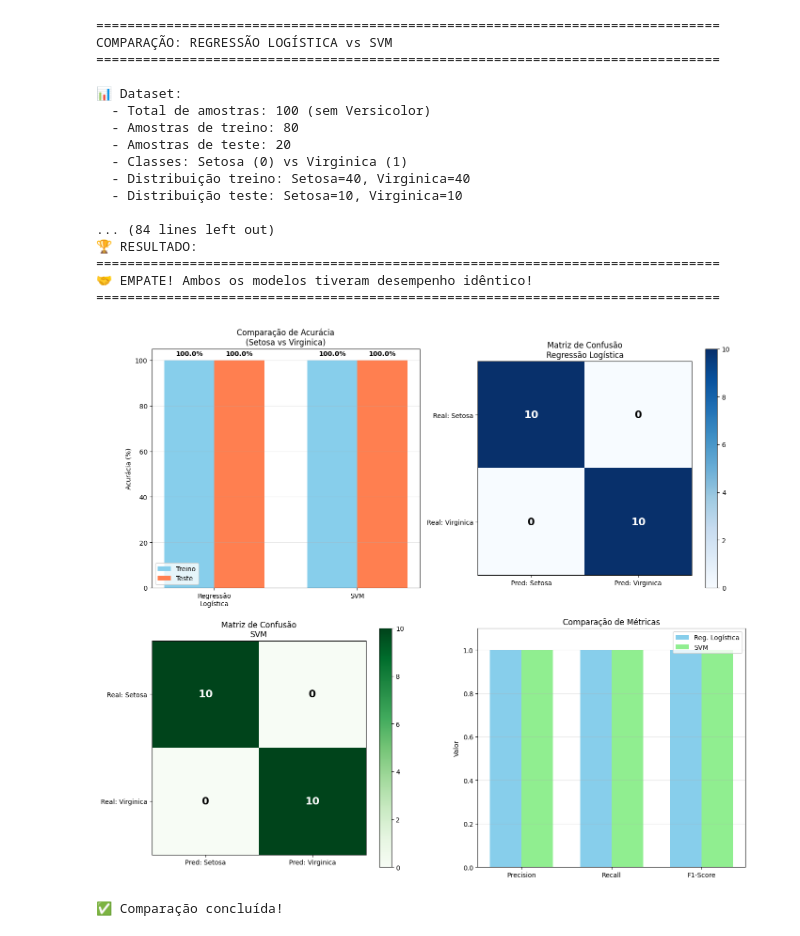
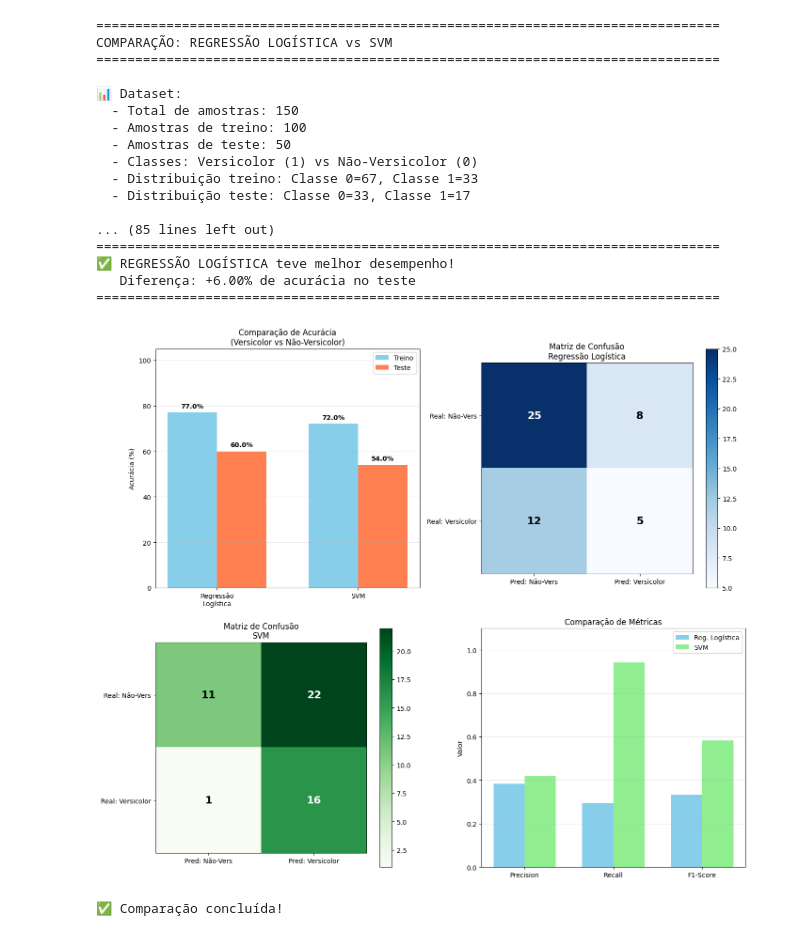
Before and after one commit to alxmarqs/LLMtopics, a Jupyter notebook: comparativo_com_veriscolor.ipynb, the cells around one changed output. Drawn from its saved outputs; the diff is of its cells as text; code cells hidden in the pictures.

```diff
--- a/comparativo_com_veriscolor.ipynb
+++ b/comparativo_com_veriscolor.ipynb
@@ -23,30 +23,25 @@ iris = datasets.load_iris()
 X = iris.data
 y = iris.target
 
-# Remover classe 1 (Versicolor) para ter problema binário
-X = X[y != 1]
-y = y[y != 1]
+y_binary = (y == 1).astype(float)
 
-# Criar problema binário: Setosa (0) vs Virginica (2)
-y_binary = (y == 2).astype(float)  # 1 se Virginica, 0 se Setosa
-
-# Dividir em treino (80 amostras) e teste (20 amostras)
+# Dividir em treino (100 amostras) e teste (50 amostras)
 # IMPORTANTE: usar random_state=42 para reprodutibilidade
 X_train, X_test, y_train, y_test = train_test_split(
     X, y_binary,
-    train_size=80,
-    test_size=20,
+    train_size=100,
+    test_size=50,
     random_state=42,
     stratify=y_binary
 )
 
 print(f"\n📊 Dataset:")
-print(f"  - Total de amostras: {len(X)} (sem Versicolor)")
+print(f"  - Total de amostras: {len(X)}")
 print(f"  - Amostras de treino: {len(X_train)}")
 print(f"  - Amostras de teste: {len(X_test)}")
-print(f"  - Classes: Setosa (0) vs Virginica (1)")
-print(f"  - Distribuição treino: Setosa={len(y_train[y_train==0])}, Virginica={len(y_train[y_train==1])}")
-print(f"  - Distribuição teste: Setosa={len(y_test[y_test==0])}, Virginica={len(y_test[y_test==1])}")
+print(f"  - Classes: Versicolor (1) vs Não-Versicolor (0)")
+print(f"  - Distribuição treino: Classe 0={len(y_train[y_train==0])}, Classe 1={len(y_train[y_train==1])}")
+print(f"  - Distribuição teste: Classe 0={len(y_test[y_test==0])}, Classe 1={len(y_test[y_test==1])}")
 
 # ============================================================
 # 2. REGRESSÃO LOGÍSTICA
@@ -120,9 +115,9 @@ print(f"✓ Acurácia Teste:  {accuracy_test_lr:.4f} ({accuracy_test_lr*100:.2f}
 print(f"✓ AUC-ROC: {auc_lr:.4f}")
 
 print(f"\n✓ Matriz de Confusão (Teste):")
-print(f"                Predito Setosa    Predito Virginica")
-print(f"Real Setosa           {tn_lr:3d}               {fp_lr:3d}")
-print(f"Real Virginica        {fn_lr:3d}               {tp_lr:3d}")
+print(f"                Predito 0         Predito 1")
+print(f"Real 0            {tn_lr:3d}               {fp_lr:3d}")
+print(f"Real 1            {fn_lr:3d}               {tp_lr:3d}")
 
 # Métricas
 precision_lr = tp_lr / (tp_lr + fp_lr) if (tp_lr + fp_lr) > 0 else 0
@@ -145,8 +140,8 @@ print("="*80)
 # Converter para tensores (formato para SVM: -1 e +1)
 X_train_svm = torch.tensor(X_train, dtype=torch.float32)
 y_train_svm = torch.tensor(y_train, dtype=torch.float32)
-y_train_svm[y_train_svm == 0] = -1  # Setosa → -1
-# y_train_svm[y_train_svm == 1] permanece 1  # Virginica → +1
+y_train_svm[y_train_svm == 0] = -1  # Não-Versicolor → -1
+# y_train_svm[y_train_svm == 1] permanece 1  # Versicolor → +1
 
 X_test_svm = torch.tensor(X_test, dtype=torch.float32)
 y_test_svm = torch.tensor(y_test, dtype=torch.float32)
@@ -223,9 +218,9 @@ print(f"✓ Acurácia Teste:  {accuracy_test_svm:.4f} ({accuracy_test_svm*100:.2
 print(f"✓ Margem do SVM: {margin:.4f}")
 
 print(f"\n✓ Matriz de Confusão (Teste):")
-print(f"                Predito Setosa    Predito Virginica")
-print(f"Real Setosa           {tn_svm:3d}               {fp_svm:3d}")
-print(f"Real Virginica        {fn_svm:3d}               {tp_svm:3d}")
+print(f"                Predito 0         Predito 1")
+print(f"Real 0            {tn_svm:3d}               {fp_svm:3d}")
+print(f"Real 1            {fn_svm:3d}               {tp_svm:3d}")
 
 # Métricas
 precision_svm = tp_svm / (tp_svm + fp_svm) if (tp_svm + fp_svm) > 0 else 0
@@ -294,7 +289,7 @@ width = 0.35
 axes[0, 0].bar(x - width/2, train_accs, width, label='Treino', color='skyblue')
 axes[0, 0].bar(x + width/2, test_accs, width, label='Teste', color='coral')
 axes[0, 0].set_ylabel('Acurácia (%)')
-axes[0, 0].set_title('Comparação de Acurácia\n(Setosa vs Virginica)')
+axes[0, 0].set_title('Comparação de Acurácia\n(Versicolor vs Não-Versicolor)')
 axes[0, 0].set_xticks(x)
 axes[0, 0].set_xticklabels(models)
 axes[0, 0].legend()
@@ -317,8 +312,8 @@ for i in range(2):
                        fontsize=16, fontweight='bold')
 axes[0, 1].set_xticks([0, 1])
 axes[0, 1].set_yticks([0, 1])
-axes[0, 1].set_xticklabels(['Pred: Setosa', 'Pred: Virginica'])
-axes[0, 1].set_yticklabels(['Real: Setosa', 'Real: Virginica'])
+axes[0, 1].set_xticklabels(['Pred: Não-Vers', 'Pred: Versicolor'])
+axes[0, 1].set_yticklabels(['Real: Não-Vers', 'Real: Versicolor'])
 axes[0, 1].set_title('Matriz de Confusão\nRegressão Logística')
 plt.colorbar(im1, ax=axes[0, 1])
 
@@ -332,48 +327,48 @@ for i in range(2):
                        fontsize=16, fontweight='bold')
 axes[1, 0].set_xticks([0, 1])
 axes[1, 0].set_yticks([0, 1])
-axes[1, 0].set_xticklabels(['Pred: Setosa', 'Pred: Virginica'])
-axes[1, 0].set_yticklabels(['Real: Setosa', 'Real: Virginica'])
+axes[1, 0].set_xticklabels(['Pred: Não-Vers', 'Pred: Versicolor'])
+axes[1, 0].set_yticklabels(['Real: Não-Vers', 'Real: Versicolor'])
 axes[1, 0].set_title('Matriz de Confusão\nSVM')
 plt.colorbar(im2, ax=axes[1, 0])
 
 # Gráfico 4: Comparação de Métricas
 metrics = ['Precision', 'Recall', 'F1-Score']
 lr_metrics = [precision_lr, recall_lr, f1_lr]
 svm_metrics = [precision_svm, recall_svm, f1_svm]
 
 x = np.arange(len(metrics))
 axes[1, 1].bar(x - width/2, lr_metrics, width, label='Reg. Logística', color='skyblue')
 axes[1, 1].bar(x + width/2, svm_metrics, width, label='SVM', color='lightgreen')
 axes[1, 1].set_ylabel('Valor')
 axes[1, 1].set_title('Comparação de Métricas')
 axes[1, 1].set_xticks(x)
 axes[1, 1].set_xticklabels(metrics)
 axes[1, 1].legend()
 axes[1, 1].set_ylim([0, 1.1])
 axes[1, 1].grid(axis='y', alpha=0.3)
 
 plt.tight_layout()
 plt.show()
 
 print("\n✅ Comparação concluída!")
 # %% [output]
 ================================================================================
 COMPARAÇÃO: REGRESSÃO LOGÍSTICA vs SVM
 ================================================================================
 
 📊 Dataset:
-  - Total de amostras: 100 (sem Versicolor)
-  - Amostras de treino: 80
-  - Amostras de teste: 20
-  - Classes: Setosa (0) vs Virginica (1)
-  - Distribuição treino: Setosa=40, Virginica=40
-  - Distribuição teste: Setosa=10, Virginica=10
+  - Total de amostras: 150
+  - Amostras de treino: 100
+  - Amostras de teste: 50
+  - Classes: Versicolor (1) vs Não-Versicolor (0)
+  - Distribuição treino: Classe 0=67, Classe 1=33
+  - Distribuição teste: Classe 0=33, Classe 1=17
 
-... (84 lines left out)
-🏆 RESULTADO:
+... (85 lines left out)
 ================================================================================
-🤝 EMPATE! Ambos os modelos tiveram desempenho idêntico!
+✅ REGRESSÃO LOGÍSTICA teve melhor desempenho!
+   Diferença: +6.00% de acurácia no teste
 ================================================================================
-[figure, old version]
+[figure, new version]
 ✅ Comparação concluída!
```
